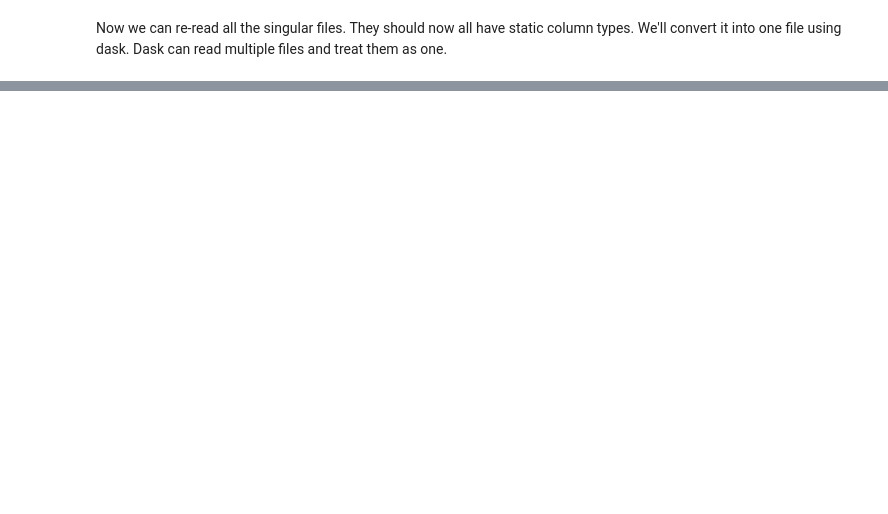
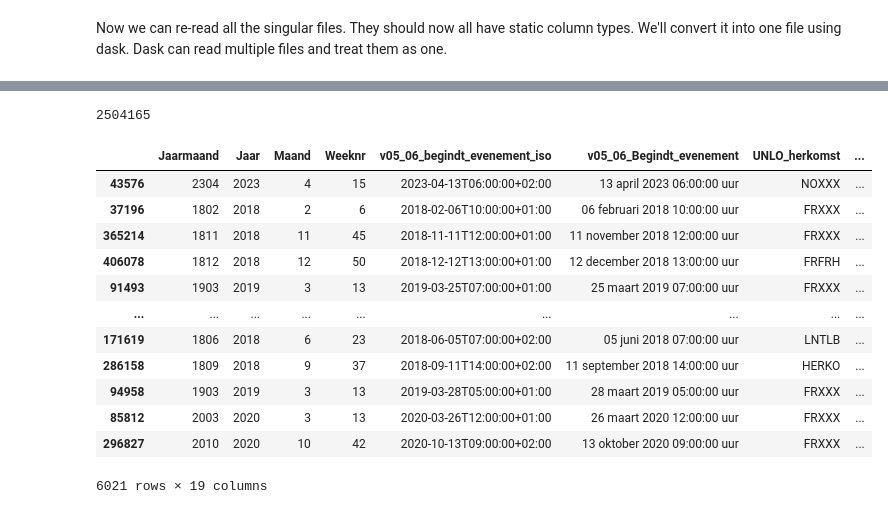
Before and after one commit to Deltares-research/digitaltwin-waterway, a Jupyter notebook: notebooks/ivs/merge-ivs.ipynb, the cells around one changed output, grey strips where cells are left out. Drawn from its saved outputs; the diff is of its cells as text; code cells hidden in the pictures; blank space fills up the shorter version.

```diff
--- a/notebooks/ivs/merge-ivs.ipynb
+++ b/notebooks/ivs/merge-ivs.ipynb
@@ -31,7 +33,7 @@ This notebook reads data from [goederenvervoer](https://downloads.rijkswaterstaa
 # wget -c -nd -r -np -l 1 -A zip 'https://downloads.rijkswaterstaatdata.nl/scheepvaart/goederenvervoer/archief/'
 # %%
 # Get the merged-unlo codes from Fedor (this is sent to UN in order to give them the opportunity to update their codes).
-unlo_path = pathlib.Path('~/data/unlo/arcgis-results-c0067387-935e-4cec-84e1-c32f8d503a67-merged-unlo.gpkg').expanduser()
+unlo_path = pathlib.Path('~/data/unlo/unlo-geocoded-v0.1.gpkg').expanduser()
 ivs_path = pathlib.Path('~/data/ivs').expanduser()
 # %%
 # define all column names
@@ -105,13 +138,37 @@ ivs_gdf = (
         .merge(unlo_gdf, left_on='UNLO_bestemming', right_index=True, how='left')
 )
 # %%
-def points2line(row):
-    linestring = None
+def points2geometry(row):
+    geometry = None
+
     if row['geometry_x'] and row['geometry_y']:
-        linestring = shapely.LineString([row['geometry_x'], row['geometry_y']])
-    return linestring
+        geometry = shapely.LineString([row['geometry_x'], row['geometry_y']])
+    elif row['geometry_x']:
+        geometry = row['geometry_x']
+    elif row['geometry_y']:
+        geometry = row['geometry_y']
+    return geometry
 
-ivs_gdf['geometry'] = ivs_gdf.apply(points2line, axis=1)
+ivs_gdf['geometry'] = ivs_gdf.apply(points2geometry, axis=1)
+# %%
+print(ivs_gdf.shape[0])
+ivs_gdf[['geometry_x', 'geometry_y']].describe()
+ivs_gdf[~ivs_gdf['geometry_x'].astype(bool)]
+# %% [output]
+2504165
+|  | Jaarmaand | Jaar | Maand | Weeknr | v05_06_begindt_evenement_iso | v05_06_Begindt_evenement | UNLO_herkomst | ... |
+| 43576 | 2304 | 2023 | 4 | 15 | 2023-04-13T06:00:00+02:00 | 13 april 2023 06:00:00 uur | NOXXX | ... |
+| 37196 | 1802 | 2018 | 2 | 6 | 2018-02-06T10:00:00+01:00 | 06 februari 2018 10:00:00 uur | FRXXX | ... |
+| 365214 | 1811 | 2018 | 11 | 45 | 2018-11-11T12:00:00+01:00 | 11 november 2018 12:00:00 uur | FRXXX | ... |
+| 406078 | 1812 | 2018 | 12 | 50 | 2018-12-12T13:00:00+01:00 | 12 december 2018 13:00:00 uur | FRFRH | ... |
+| 91493 | 1903 | 2019 | 3 | 13 | 2019-03-25T07:00:00+01:00 | 25 maart 2019 07:00:00 uur | FRXXX | ... |
+| ... | ... | ... | ... | ... | ... | ... | ... | ... |
+| 171619 | 1806 | 2018 | 6 | 23 | 2018-06-05T07:00:00+02:00 | 05 juni 2018 07:00:00 uur | LNTLB | ... |
+| 286158 | 1809 | 2018 | 9 | 37 | 2018-09-11T14:00:00+02:00 | 11 september 2018 14:00:00 uur | HERKO | ... |
+| 94958 | 1903 | 2019 | 3 | 13 | 2019-03-28T05:00:00+01:00 | 28 maart 2019 05:00:00 uur | FRXXX | ... |
+| 85812 | 2003 | 2020 | 3 | 13 | 2020-03-26T12:00:00+01:00 | 26 maart 2020 12:00:00 uur | FRXXX | ... |
+| 296827 | 2010 | 2020 | 10 | 42 | 2020-10-13T09:00:00+02:00 | 13 oktober 2020 09:00:00 uur | FRXXX | ... |
+6021 rows × 19 columns
 # %%
 ivs_gdf = ivs_gdf.drop(columns=['geometry_x', 'geometry_y'])
 ivs_gdf = gpd.GeoDataFrame(ivs_gdf, geometry='geometry')
```
Also changed, not shown: parts of 19 cells of this notebook.
